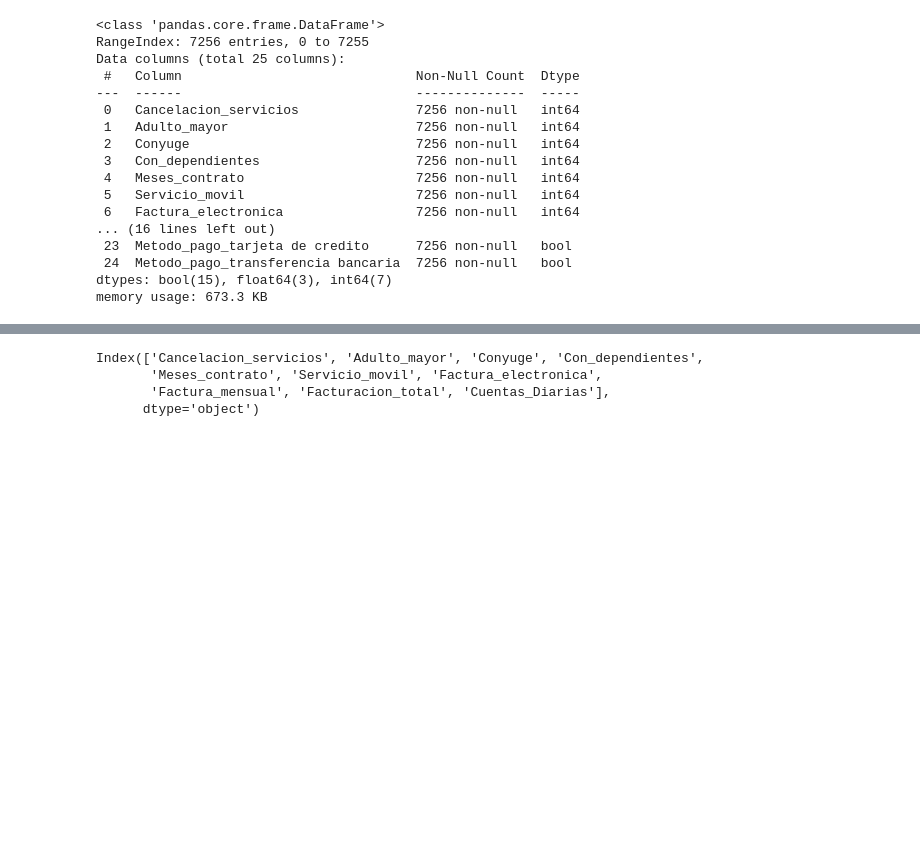
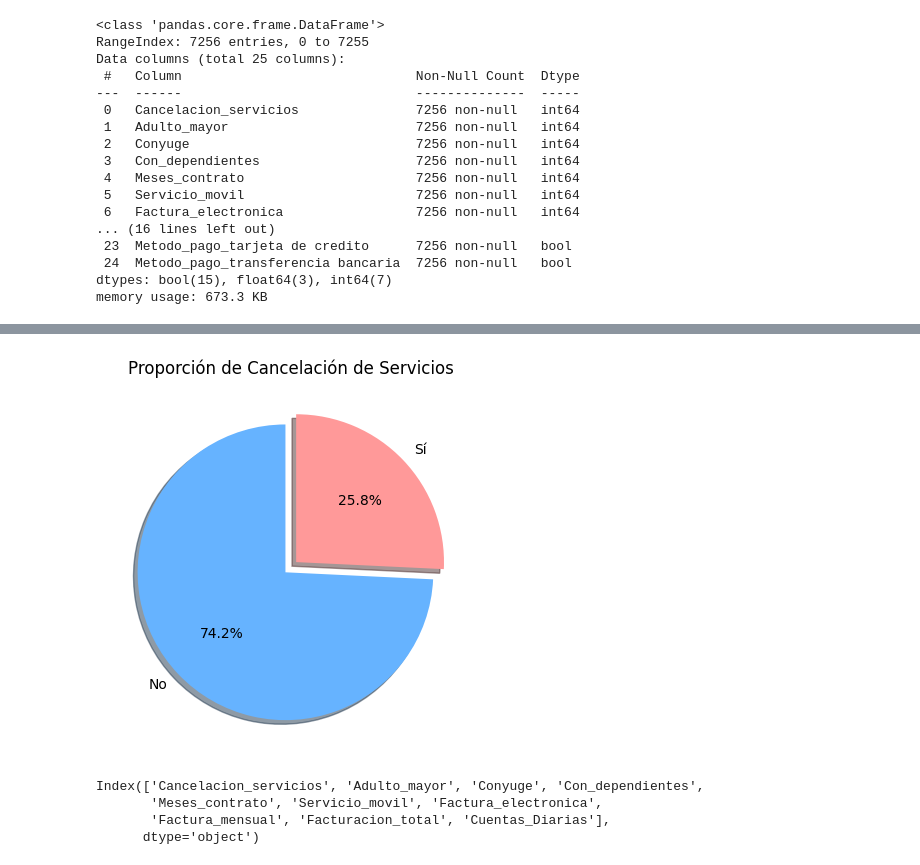
Before and after one commit to nxzK1/TelecomX_p2_Challenge, a Jupyter notebook: TelecomX_p2_Challenge.ipynb, the cells around one changed output, grey strips where cells are left out. Cells and saved outputs as stored; diff of their text form; code cells hidden in the pictures; blank space fills up the shorter version.

```diff
--- a/TelecomX_p2_Challenge.ipynb
+++ b/TelecomX_p2_Challenge.ipynb
@@ -293,4 +296,21 @@ Cancelacion_servicios
 Name: proportion, dtype: float64
+# %%
+labels = df_codificada["Cancelacion_servicios"].replace({0: "No", 1: "Sí"}).value_counts()
+
+labels.plot(
+    kind="pie",
+    autopct='%1.1f%%',
+    startangle=90,
+    colors=["#66b3ff", "#ff9999"],
+    explode=(0.05, 0.05),
+    shadow=True
+)
+
+plt.ylabel("")  # eliminar etiqueta innecesaria
+plt.title("Proporción de Cancelación de Servicios")
+plt.show()
+# %% [output]
+[figure, added]
 # %%
 variables_numericas = df_codificada.select_dtypes(include=['int64', 'float64']).columns
 variables_numericas
```
Also changed, not shown: parts of 11 cells of this notebook.
